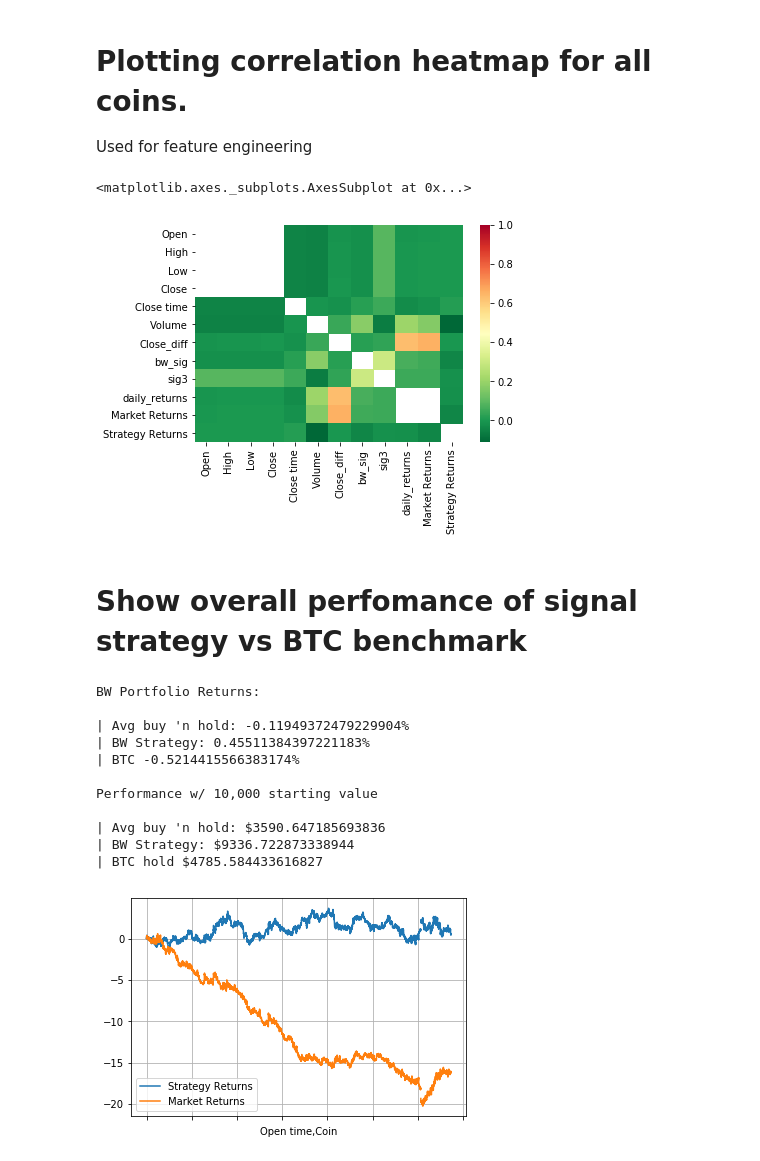
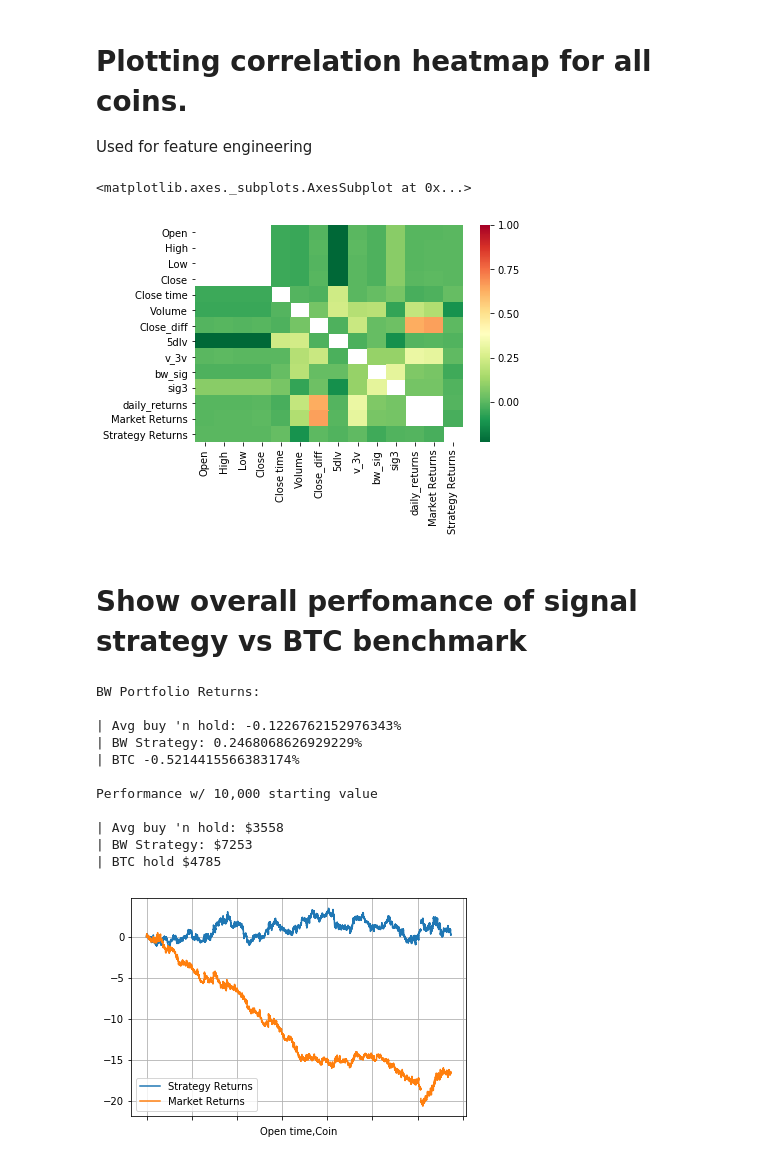
Before and after one commit to darkstar4401/Portfolio-Analysis, a Jupyter notebook: freq_signal_maker.ipynb, the cells around one changed output. Drawn from its saved outputs; the diff is of its cells as text; code cells hidden in the pictures.

```diff
--- a/freq_signal_maker.ipynb
+++ b/freq_signal_maker.ipynb
@@ -316,6 +319,16 @@ for sym in coins:
 
     #extract signal for resampled signal dataframe and create signal column (-1,1) ...maybe (-1,0,1)
     c_hist['Close_diff'] = c_hist['Close'].diff().apply(np.sign)
+
+    # log of 5 day moving average of volume
+
+    c_hist['5dlv'] = c_hist.Volume.rolling(5).mean().apply(np.log)
+
+    # daily volume vs. 200 day moving average
+
+    c_hist['v_3v'] = c_hist.Volume/ c_hist.Volume.rolling(3).mean()-1
+
+
     c_hist['bw_sig'] = daily_coin.t_dif
     c_hist['sig3'] = c_hist["bw_sig"].apply(np.sign)
     c_hist['sig3'] = c_hist['sig3'].replace(0,-1)
@@ -401,7 +414,7 @@ corr = all_coins.corr()
 sns.heatmap(corr, xticklabels=corr.columns, yticklabels=corr.columns, cmap='RdYlGn_r', mask = (corr >= 0.9))
 # %% [output]
 <matplotlib.axes._subplots.AxesSubplot at 0x...>
-[figure, old version]
+[figure, new version]
 # %% [markdown]
 # Show overall perfomance of signal strategy vs BTC benchmark
 # %%
@@ -410,38 +423,38 @@ bench = get_data("BTCUSDT",int(unix_time_millis(dts[0])),int(unix_time_millis(dt
 # %%
 #starting capital
 cap = 10000
 #make log btc returns
 btc = np.log(bench['Close'] / bench['Close'].shift(1))
 
 btc_returns = btc.cumsum().iloc[-1]
 s_returns = all_coins['Strategy Returns'].cumsum().iloc[-1]
 m_returns = (all_coins['Market Returns'].cumsum().iloc[-1]/len(coins))
 
 #hypothetical returns per strategy
 s_value = cap+(cap*s_returns)
 m_value = cap+(cap*m_returns)
 
 #hypothetical growth of 10k
-btc_value = cap+(cap*btc_returns)
-s_value_usd = cap+(cap*(s_returns+btc_returns))
-m_value_usd = cap+(cap*(m_returns+btc_returns))
+btc_value = int(cap+(cap*btc_returns))
+s_value_usd = int(cap+(cap*(s_returns+btc_returns)))
+m_value_usd = int(cap+(cap*(m_returns+btc_returns)))
 
 
 print("BW Portfolio Returns:\n\n| Avg buy 'n hold: {}% \n| BW Strategy: {}% \n| BTC {}% \n".format(m_returns,s_returns,btc_returns))
 print("Performance w/ 10,000 starting value\n\n| Avg buy 'n hold: ${} \n| BW Strategy: ${}\n| BTC hold ${}".format(m_value_usd,s_value_usd,btc_value))
 total_returns = all_coins[['Strategy Returns','Market Returns']].cumsum().plot(grid=True)
 # %% [output]
 BW Portfolio Returns:
 
-| Avg buy 'n hold: -0.11949372479229904%
-| BW Strategy: 0.45511384397221183%
+| Avg buy 'n hold: -0.1226762152976343%
+| BW Strategy: 0.2468068626929229%
 | BTC -0.5214415566383174%
 
 Performance w/ 10,000 starting value
 
-| Avg buy 'n hold: $3590.647185693836
-| BW Strategy: $9336.722873338944
-| BTC hold $4785.584433616827
+| Avg buy 'n hold: $3558
+| BW Strategy: $7253
+| BTC hold $4785
-[figure, old version]
+[figure, new version]
 # %%
 import bt
```
Also changed, not shown: parts of 10 cells of this notebook.
